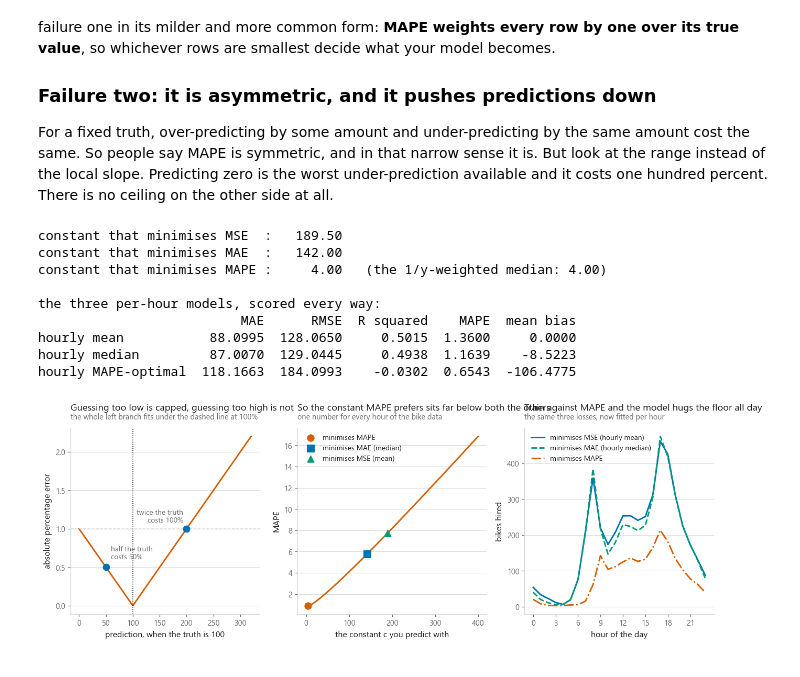
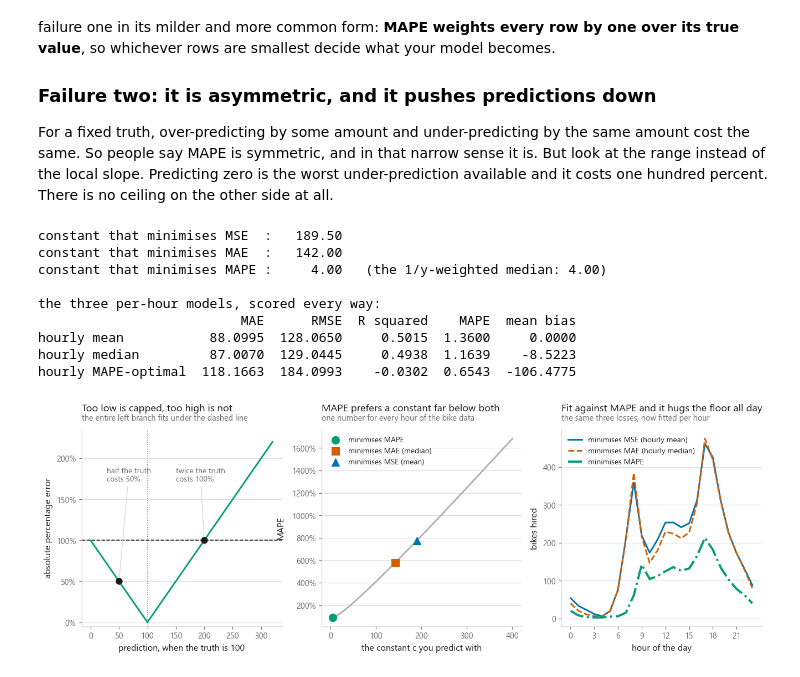
Before and after one commit to ELounissi/open-ml-notebooks, a Jupyter notebook: 01-foundations/06-regression-metrics/notebook.ipynb, the cells around one changed output. Cells and saved outputs as stored; diff of their text form; code cells hidden in the pictures.

```diff
--- a/01-foundations/06-regression-metrics/notebook.ipynb
+++ b/01-foundations/06-regression-metrics/notebook.ipynb
@@ -260,11 +261,19 @@ median is just the fiftieth percentile.
 # %%
 from sklearn.metrics import mean_pinball_loss
 
-wide = np.linspace(0, 600, 1201)
+wide = np.linspace(0, 600, 601)
 for q in [0.1, 0.25, 0.5, 0.75, 0.9]:
-    losses = np.array([mean_pinball_loss(bike, np.full_like(bike, c), alpha=q) for c in wide])
+    # written out rather than looped through sklearn, which would re-validate the
+    # same seventeen thousand rows six hundred times over
+    losses = np.array([np.maximum(q * (bike - c), (q - 1) * (bike - c)).mean() for c in wide])
     print(f"q = {q:<5} argmin {wide[losses.argmin()]:7.1f}   "
           f"empirical {q:.0%} quantile {np.quantile(bike, q):7.1f}")
+
+# and a cross-check that my three lines agree with the library, plus the identity
+# that pinball at a half is exactly half of MAE
+half = np.full_like(bike, np.median(bike))
+print(f"\nsklearn pinball at q = 0.5 : {mean_pinball_loss(bike, half, alpha=0.5):.4f}")
+print(f"half the MAE of the same   : {np.mean(np.abs(bike - half)) / 2:.4f}")
 # %% [output]
 q = 0.1   argmin     9.0   empirical 10% quantile     9.0
 q = 0.25  argmin    40.0   empirical 25% quantile    40.0
@@ -623,83 +633,98 @@ order_bike = np.sort(bike)
 weights = np.cumsum(1.0 / order_bike)
 weighted_median = order_bike[np.searchsorted(weights, weights[-1] / 2)]
 
-by_hour_mape = pd.Series(
-    {h: np.linspace(0.5, group.max(), 400)[
-        np.argmin([np.mean(np.abs(group - c) / group)
-                   for c in np.linspace(0.5, group.max(), 400)])]
-     for h, group in pd.DataFrame({"hr": hour, "cnt": bike}).groupby("hr")["cnt"]}
-)
+def mape_optimal_constant(values, steps=400):
+    """The constant that minimises MAPE over `values`, found by sweeping."""
+    candidates = np.linspace(0.5, values.max(), steps)
+    losses = [np.mean(np.abs(values - c) / values) for c in candidates]
+    return candidates[int(np.argmin(losses))]
+
+
+by_hour_mape = by_hour.apply(lambda group: mape_optimal_constant(group.to_numpy()))
 pred_mape = by_hour_mape.reindex(hour).to_numpy()
+
+# Mean and median keep the colours they had in the two figures above, so nobody
+# has to relearn them. MAPE takes the third colour and a heavier line, because a
+# second channel is what makes it the series the eye goes to.
+MSE_C, MAE_C, MAPE_C = style.PALETTE[0], style.HIGHLIGHT, style.PALETTE[2]
 
 fig, axes = plt.subplots(1, 3, figsize=(14.4, 4.2))
 
-axes[0].plot(pred_axis, ape_curve, color=style.HIGHLIGHT)
-axes[0].axhline(1.0, color=style.RULE, lw=1.0, ls="--")
-axes[0].axvline(truth, color=style.INK, lw=1.0, ls=":")
-axes[0].scatter([truth / 2, truth * 2], [0.5, 1.0], color=style.PALETTE[0],
-                marker=style.MARKERS[0], s=70, zorder=5)
-axes[0].annotate("half the truth\ncosts 50%", xy=(truth / 2, 0.5), xytext=(6, 10),
-                 textcoords="offset points", fontsize=9, color=style.MUTED)
-axes[0].annotate("twice the truth\ncosts 100%", xy=(truth * 2, 1.0), xytext=(-4, 8),
-                 textcoords="offset points", ha="right", fontsize=9, color=style.MUTED)
+axes[0].plot(pred_axis, ape_curve, color=MAPE_C)
+axes[0].axhline(1.0, color=style.INK, lw=1.1, ls="--", zorder=1)
+axes[0].axvline(truth, color=style.MUTED, lw=1.0, ls=":")
+axes[0].scatter([truth / 2, truth * 2], [0.5, 1.0], color=style.INK,
+                marker=style.MARKERS[0], s=55, zorder=5)
+# Leader lines into the empty space above, because the V leaves nowhere near the
+# marked points to put two lines of text without crossing something.
+leader = {"arrowstyle": "-", "color": style.RULE, "lw": 0.9}
+axes[0].annotate("half the truth\ncosts 50%", xy=(truth / 2, 0.5), xytext=(28, 1.72),
+                 textcoords="data", ha="left", fontsize=9, color=style.MUTED,
+                 arrowprops=leader)
+axes[0].annotate("twice the truth\ncosts 100%", xy=(truth * 2, 1.0), xytext=(150, 1.72),
+                 textcoords="data", ha="left", fontsize=9, color=style.MUTED,
+                 arrowprops=leader)
+axes[0].set_ylim(-0.05, 2.35)
+axes[0].yaxis.set_major_formatter(PercentFormatter(xmax=1))
 axes[0].set_xlabel("prediction, when the truth is 100")
 axes[0].set_ylabel("absolute percentage error")
-style.title(axes[0], "Guessing too low is capped, guessing too high is not",
-            "the whole left branch fits under the dashed line at 100%")
+style.title(axes[0], "Too low is capped, too high is not",
+            "the entire left branch fits under the dashed line")
 
-axes[1].plot(grid, mape_curve, color=style.HIGHLIGHT)
+axes[1].plot(grid, mape_curve, color=style.NEUTRAL)
 for value_c, colour, marker, label in [
-        (c_mape, style.HIGHLIGHT, style.MARKERS[0], "minimises MAPE"),
-        (c_mae, style.PALETTE[0], style.MARKERS[1], "minimises MAE (median)"),
-        (c_mse, style.PALETTE[2], style.MARKERS[2], "minimises MSE (mean)")]:
+        (c_mape, MAPE_C, style.MARKERS[0], "minimises MAPE"),
+        (c_mae, MAE_C, style.MARKERS[1], "minimises MAE (median)"),
+        (c_mse, MSE_C, style.MARKERS[2], "minimises MSE (mean)")]:
     axes[1].scatter([value_c], [mape_curve[np.abs(grid - value_c).argmin()]],
-                    color=colour, marker=marker, s=75, zorder=5, label=label)
+                    color=colour, marker=marker, s=85, zorder=5, label=label)
+axes[1].yaxis.set_major_formatter(PercentFormatter(xmax=1))
 axes[1].set_xlabel("the constant c you predict with")
-axes[1].set_ylabel("MAPE")
+axes[1].set_ylabel("MAPE", labelpad=8)
 axes[1].legend(fontsize=9)
-style.title(axes[1], "So the constant MAPE prefers sits far below both the others",
+style.title(axes[1], "MAPE prefers a constant far below both",
             "one number for every hour of the bike data")
 
-axes[2].plot(hour_mean.index, hour_mean.to_numpy(), color=style.PALETTE[0],
+axes[2].plot(hour_mean.index, hour_mean.to_numpy(), color=MSE_C,
              label="minimises MSE (hourly mean)")
-axes[2].plot(hour_median.index, hour_median.to_numpy(), color=style.PALETTE[2],
+axes[2].plot(hour_median.index, hour_median.to_numpy(), color=MAE_C,
              ls="--", label="minimises MAE (hourly median)")
-axes[2].plot(by_hour_mape.index, by_hour_mape.to_numpy(), color=style.HIGHLIGHT,
-             ls="-.", label="minimises MAPE")
+axes[2].plot(by_hour_mape.index, by_hour_mape.to_numpy(), color=MAPE_C,
+             ls="-.", lw=2.6, label="minimises MAPE")
 axes[2].set_xlabel("hour of the day")
 axes[2].set_ylabel("bikes hired")
 axes[2].set_xticks(range(0, 24, 3))
 axes[2].legend(fontsize=9)
-style.title(axes[2], "Train against MAPE and the model hugs the floor all day",
+style.title(axes[2], "Fit against MAPE and it hugs the floor all day",
             "the same three losses, now fitted per hour")
 
 style.save(fig, FIG / "fig-05-mape-is-asymmetric.png")
 
 print(f"constant that minimises MSE  : {c_mse:8.2f}")
 print(f"constant that minimises MAE  : {c_mae:8.2f}")
 print(f"constant that minimises MAPE : {c_mape:8.2f}   "
       f"(the 1/y-weighted median: {weighted_median:.2f})")
 
 print("\nthe three per-hour models, scored every way:")
 table = pd.DataFrame({
     "MAE": [mean_absolute_error(bike, p) for p in (pred_mean, pred_median, pred_mape)],
     "RMSE": [root_mean_squared_error(bike, p) for p in (pred_mean, pred_median, pred_mape)],
     "R squared": [r2_score(bike, p) for p in (pred_mean, pred_median, pred_mape)],
     "MAPE": [mape(bike, p)[0] for p in (pred_mean, pred_median, pred_mape)],
     "mean bias": [np.mean(p - bike) for p in (pred_mean, pred_median, pred_mape)],
 }, index=["hourly mean", "hourly median", "hourly MAPE-optimal"])
 print(table.round(4).to_string())
 # %% [output]
 constant that minimises MSE  :   189.50
 constant that minimises MAE  :   142.00
 constant that minimises MAPE :     4.00   (the 1/y-weighted median: 4.00)
 
 the three per-hour models, scored every way:
                           MAE      RMSE  R squared    MAPE  mean bias
 hourly mean           88.0995  128.0650     0.5015  1.3600     0.0000
 hourly median         87.0070  129.0445     0.4938  1.1639    -8.5223
 hourly MAPE-optimal  118.1663  184.0993    -0.0302  0.6543  -106.4775
-[figure, old version]
+[figure, new version]
 # %% [markdown]
 The middle panel is the demonstration. The constant that minimises MAPE on the
 bike counts sits far below both the mean and the median, close to the bottom of
```
Also changed, not shown: parts of 6 cells of this notebook, 2 other files.
